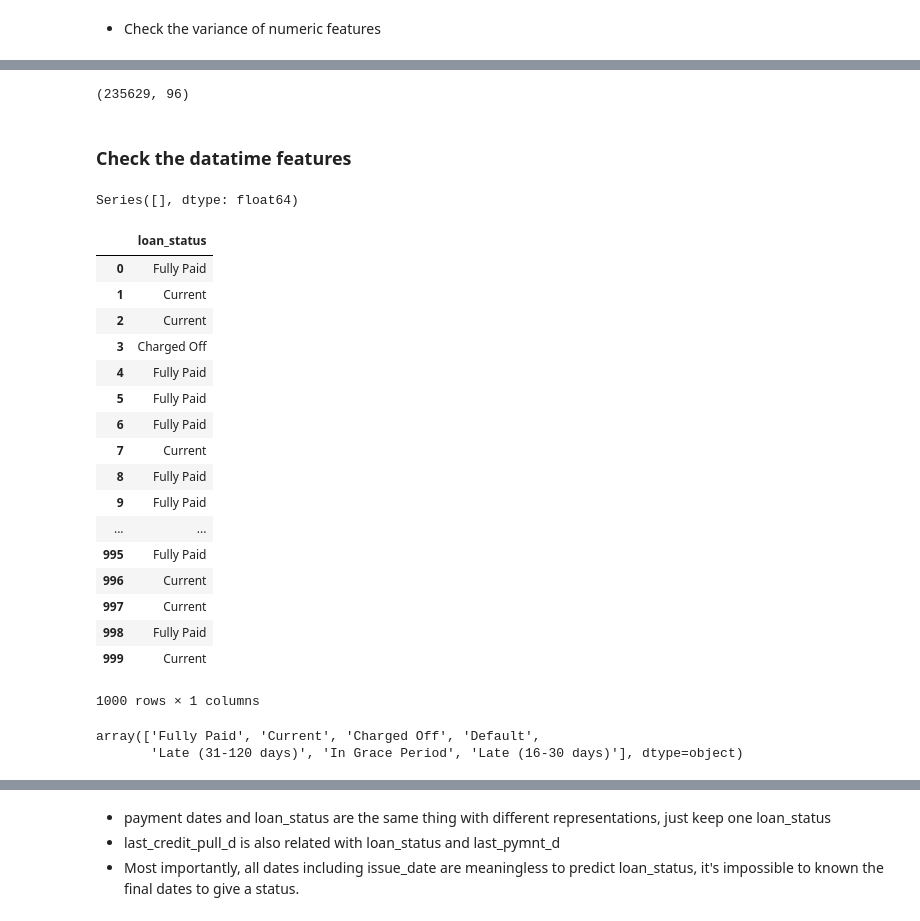
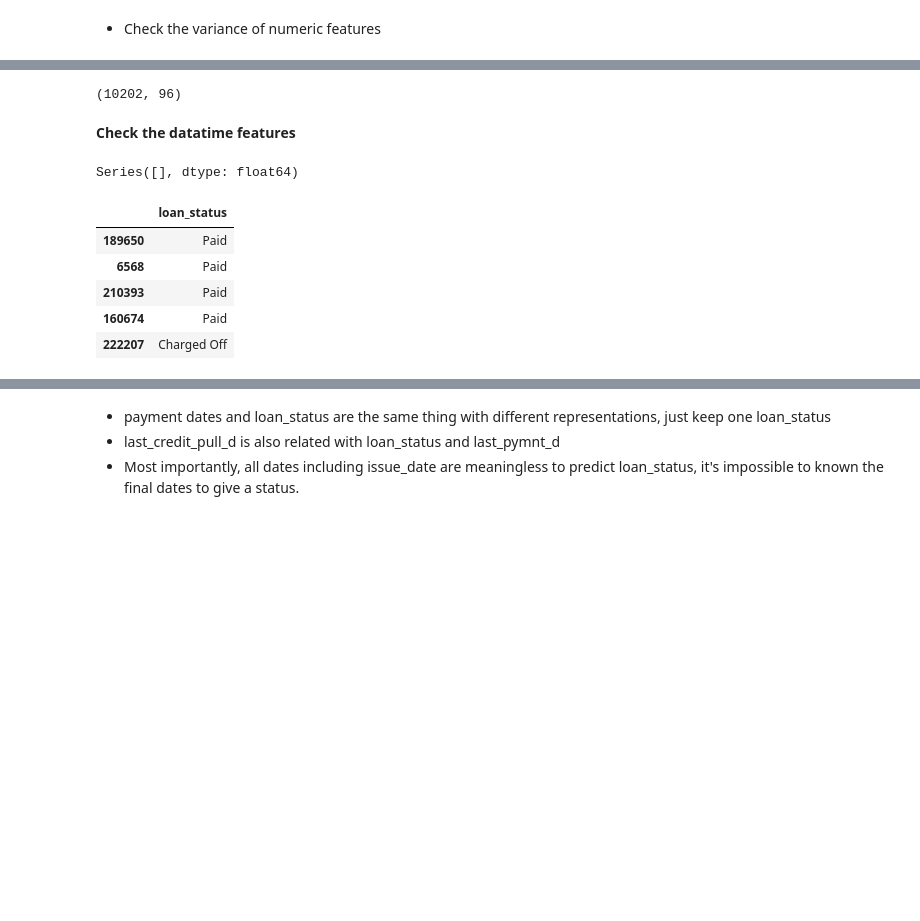
Before and after one commit to ibowen/data_camp, a Jupyter notebook: ds_pro/lendingclub_EDA.ipynb, the cells around one changed output, grey strips where cells are left out. Saved outputs shown, nothing was run; the diff lists cells and outputs as text; code cells hidden in the pictures; blank space fills up the shorter version.

```diff
--- a/ds_pro/lendingclub_EDA.ipynb
+++ b/ds_pro/lendingclub_EDA.ipynb
@@ -239,10 +256,3 @@ total_bal_ex_mort             0
 total_bc_limit                0
 total_il_high_credit_limit    0
 dtype: int64
-# %%
-# Some features have all values of NaN(235629), let's remove them all first
-loans.drop(float_nulls[float_nulls == 235629].index, axis=1, inplace=True)
-print "After removing NaN columns"
-float_cols = loans.dtypes[loans.dtypes == 'float64']
-float_nulls = pd.isnull(loans[float_cols.index]).sum()
-print float_nulls
@@ -289,7 +276,7 @@ If we check the meaning of above features, imputing NaNs as 0 could be the best
 - percent_bc_gt_75: Percentage of all bankcard accounts > 75% of limit.
 # %%
 # Imputing NaNs into 0
-loans[float_nulls[float_nulls > 0].index] = loans[float_nulls[float_nulls > 0].index].fillna(0)
+sample_data[float_nulls[float_nulls > 0].index] = sample_data[float_nulls[float_nulls > 0].index].fillna(0)
 # %% [markdown]
 - Check the variance of numeric features
 # %%
@@ -309,15 +296,15 @@ float_cols.describe()
 # %%
 # policy_code has the std of 0, its values are all the same
 # It's safe to remove both of them
-loans.drop('policy_code', axis=1, inplace=True)
+sample_data.drop('policy_code', axis=1, inplace=True)
 # %%
-loans.shape
+sample_data.shape
 # %% [output]
-(235629, 96)
+(10202, 96)
-# %% [markdown]
-### Check the datatime features
+# %% [markdown]
+__Check the datatime features__
 # %%
-datetime_cols = loans[loans.dtypes[loans.dtypes == 'datetime64[ns]'].index]
+datetime_cols = sample_data[sample_data.dtypes[sample_data.dtypes == 'datetime64[ns]'].index]
 # %%
 # check the NaT
 datetime_nulls = pd.isnull(datetime_cols).sum()
@@ -327,34 +314,17 @@ Series([], dtype: float64)
 # %%
 # Intuitively, let's check if payment dates are related to loan_status
 datetime_nulls_cols = datetime_nulls.index.values
 datetime_nulls_cols = np.append(datetime_nulls_cols, 'loan_status')
-loans[datetime_nulls_cols].head(1000)
+sample_data[datetime_nulls_cols].head()
 # We can find if nex_payment_d == 'NaT', the loan_status is all about not 'Current' status, which makes sense.
 # %% [output]
 |  | loan_status |
-| 0 | Fully Paid |
-| 1 | Current |
-| 2 | Current |
-| 3 | Charged Off |
-| 4 | Fully Paid |
-| 5 | Fully Paid |
-| 6 | Fully Paid |
-| 7 | Current |
-| 8 | Fully Paid |
-| 9 | Fully Paid |
-| ... | ... |
-| 995 | Fully Paid |
-| 996 | Current |
-| 997 | Current |
-| 998 | Fully Paid |
-| 999 | Current |
+| 189650 | Paid |
+| 6568 | Paid |
+| 210393 | Paid |
+| 160674 | Paid |
+| 222207 | Charged Off |
-1000 rows × 1 columns
 # %%
 # last_pymnt_d: Last month payment was received
 # next_pymnt_d: Next scheduled payment date
 # last_credit_pull_d: The most recent month LC pulled credit for this loan
-# %%
-loans.loan_status.unique()
-# %% [output]
-array(['Fully Paid', 'Current', 'Charged Off', 'Default',
-       'Late (31-120 days)', 'In Grace Period', 'Late (16-30 days)'], dtype=object)
```
Also changed, not shown: parts of 91 cells of this notebook.
